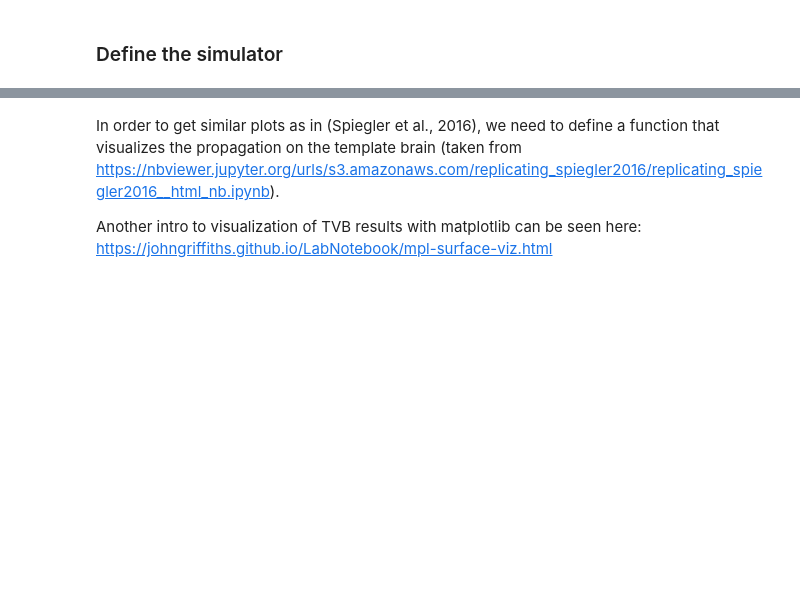
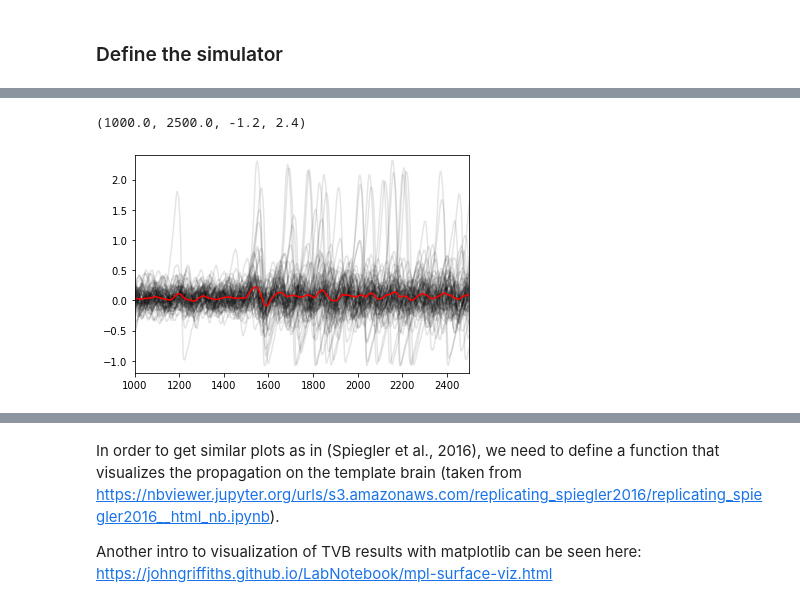
Before and after one commit to anujanegi/TMS-simulation, a Jupyter notebook: TMS_Simulation.ipynb, the cells around one changed output, grey strips where cells are left out. Drawn from its saved outputs; the diff is of its cells as text; code cells hidden in the pictures; blank space fills up the shorter version.

```diff
--- a/TMS_Simulation.ipynb
+++ b/TMS_Simulation.ipynb
@@ -422,4 +420,5 @@ The simulation took 78.7s to run
 # %%
 # TMS
-raw_time, RAW_TMS, tavg_time, TAVG_TMS, savg_time, SAVG_TMS, eeg_time, EEG_TMS, bold_time, BOLD_TMS = run_simulation(tms_sim, 5e3)
+raw_time, RAW_TMS, tavg_time, TAVG_TMS, savg_time, SAVG_TMS, eeg_time, EEG_TMS, bold_time, BOLD_TMS = run_simulation(tms_sim, 2.5e3)
+# raw_time, RAW_TMS, tavg_time, TAVG_TMS = run_simulation(tms_sim, 2.5e3)
 # %% [output]
@@ -440,3 +439,20 @@ print(BOLD_TMS.shape)
+# %%
+figure()
+plt.plot(tavg_time, TAVG_TMS[:, 0, :, 0], 'k', alpha=0.1)
+plot(tavg_time, TAVG_TMS[:, 0, :, 0].mean(axis=1), 'r', alpha=1)
+# ylabel("Temporal average")
+# xlabel('Time (ms)')
+
+plt.axis([1000, 2500, -1.2, 2.4])
+# # plt.show()
+
+# #Plot region averaged time series
+# figure(2)
+# plot(tavg_time, TAVG_TMS[:, 0, :, 0])
+# title("Temporal average")
+# %% [output]
+(1000.0, 2500.0, -1.2, 2.4)
+[figure, added]
 # %%
 def plot_figures(raw_time, RAW, tavg_time, TAVG, savg_time, SAVG, eeg_time, EEG, bold_time, BOLD):
     # tavg
```
Also changed, not shown: parts of 22 cells of this notebook.
